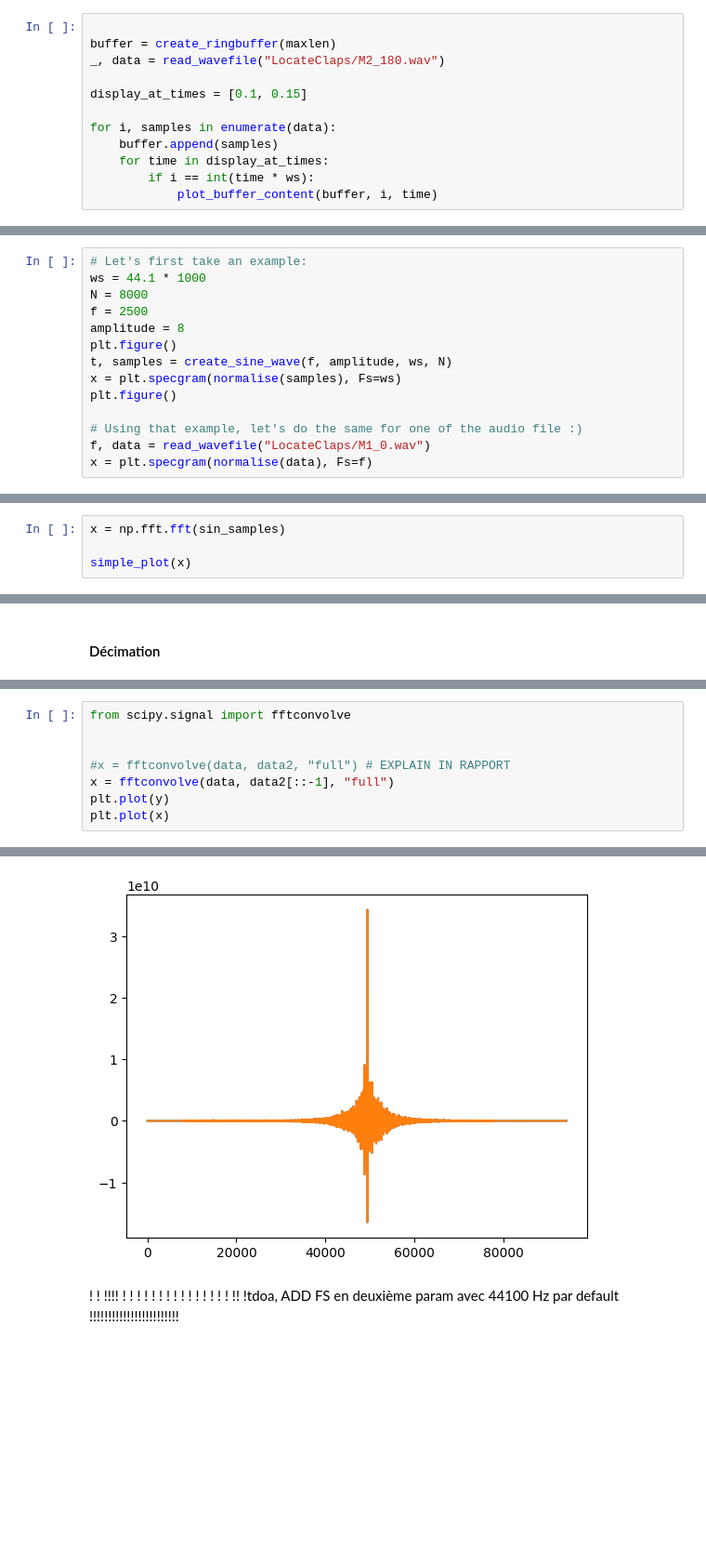
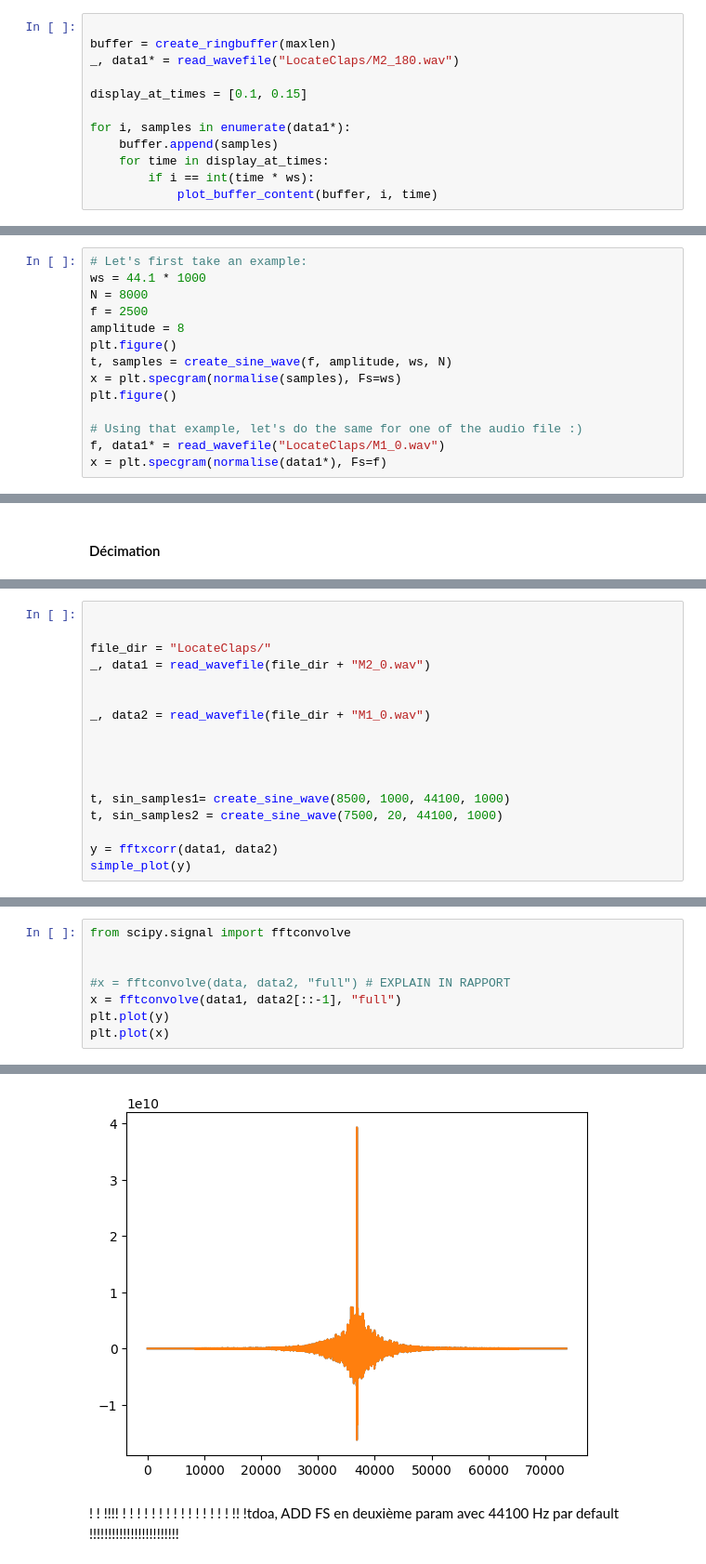
Before and after one commit to PizzaManStarted/projet_signal, a Jupyter notebook: code.ipynb, the cells around one changed output, grey strips where cells are left out. Shown at 93% size. Saved outputs shown, nothing was run; the diff lists cells and outputs as text; blank space fills up the shorter version.

```diff
--- a/code.ipynb
+++ b/code.ipynb
@@ -153,11 +153,11 @@ plot_create_sin(f, amplitude, ws, N, bars=[0.1 - (maxlen/ ws) ,0.1, 0.15 - (maxl
 # %%
 
 buffer = create_ringbuffer(maxlen)
-_, data = read_wavefile("LocateClaps/M2_180.wav")
+_, data1* = read_wavefile("LocateClaps/M2_180.wav")
 
 display_at_times = [0.1, 0.15]
 
-for i, samples in enumerate(data):
+for i, samples in enumerate(data1*):
     buffer.append(samples)
     for time in display_at_times:
         if i == int(time * ws):
@@ -214,8 +214,8 @@ x = plt.specgram(normalise(samples), Fs=ws)
 plt.figure()
 
 # Using that example, let's do the same for one of the audio file :)
-f, data = read_wavefile("LocateClaps/M1_0.wav")
-x = plt.specgram(normalise(data), Fs=f)
+f, data1* = read_wavefile("LocateClaps/M1_0.wav")
+x = plt.specgram(normalise(data1*), Fs=f)
 # %% [output]
 [figure]
 [figure]
@@ -282,4 +282,0 @@ plot_sin(t, sin_samples)
-# %%
-x = np.fft.fft(sin_samples)
-
-simple_plot(x)
@@ -351,0 +327,17 @@ simple_plot(y)
+# %%
+
+
+file_dir = "LocateClaps/"
+_, data1 = read_wavefile(file_dir + "M2_0.wav")
+
+
+_, data2 = read_wavefile(file_dir + "M1_0.wav")
+
+
+
+
+t, sin_samples1= create_sine_wave(8500, 1000, 44100, 1000)
+t, sin_samples2 = create_sine_wave(7500, 20, 44100, 1000)
+
+y = fftxcorr(data1, data2)
+simple_plot(y)
@@ -352,14 +346,14 @@ simple_plot(y)
 # %%
 from scipy.signal import fftconvolve
 
 
 #x = fftconvolve(data, data2, "full") # EXPLAIN IN RAPPORT
-x = fftconvolve(data, data2[::-1], "full")
+x = fftconvolve(data1, data2[::-1], "full")
 plt.plot(y)
 plt.plot(x)
 # %% [output]
 [<matplotlib.lines.Line2D at 0x...>]
-[figure, old version]
+[figure, new version]
 # %% [markdown]
  ! ! !!!! ! ! ! ! ! ! ! ! ! ! ! ! ! ! ! !! !tdoa, ADD FS en deuxième param avec 44100 Hz par default !!!!!!!!!!!!!!!!!!!!!!!!
 # %% [markdown]
```
Also changed, not shown: parts of 10 cells of this notebook.
